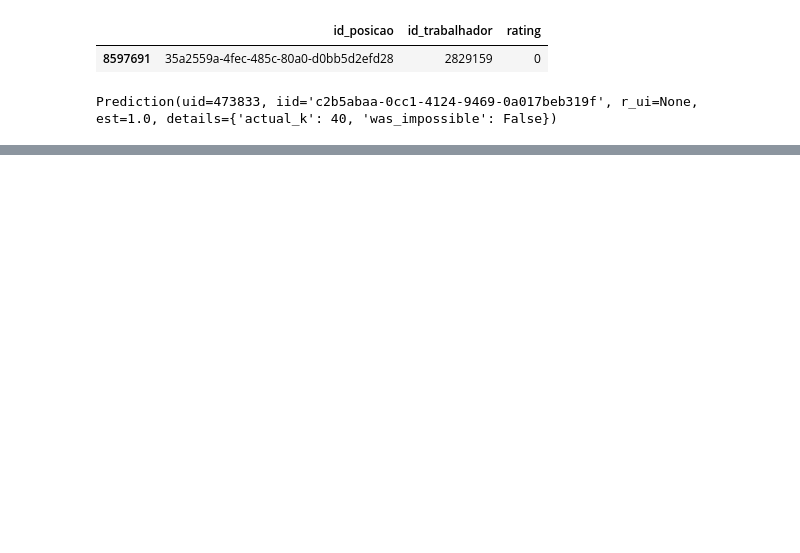
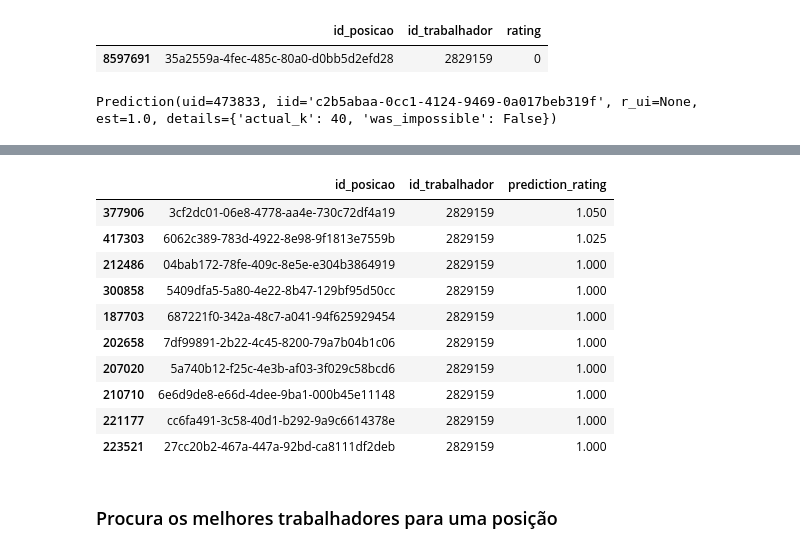
Before and after one commit to equipepontozip/coronathon, a Jupyter notebook: notebooks/surprise-recommendation.ipynb, the cells around one changed output, grey strips where cells are left out. Saved outputs shown, nothing was run; the diff lists cells and outputs as text; code cells hidden in the pictures; blank space fills up the shorter version.

```diff
--- a/notebooks/surprise-recommendation.ipynb
+++ b/notebooks/surprise-recommendation.ipynb
@@ -136,0 +178,14 @@ algo.predict(id_trabalhador, id_posicao).est
+# %%
+df_results[df_results['id_trabalhador']==2829159].sort_values(by=['prediction_rating'], ascending=False).head(10)
+# %% [output]
+|  | id_posicao | id_trabalhador | prediction_rating |
+| 377906 | 3cf2dc01-06e8-4778-aa4e-730c72df4a19 | 2829159 | 1.050 |
+| 417303 | 6062c389-783d-4922-8e98-9f1813e7559b | 2829159 | 1.025 |
+| 212486 | 04bab172-78fe-409c-8e5e-e304b3864919 | 2829159 | 1.000 |
+| 300858 | 5409dfa5-5a80-4e22-8b47-129bf95d50cc | 2829159 | 1.000 |
+| 187703 | 687221f0-342a-48c7-a041-94f625929454 | 2829159 | 1.000 |
+| 202658 | 7df99891-2b22-4c45-8200-79a7b04b1c06 | 2829159 | 1.000 |
+| 207020 | 5a740b12-f25c-4e3b-af03-3f029c58bcd6 | 2829159 | 1.000 |
+| 210710 | 6e6d9de8-e66d-4dee-9ba1-000b45e11148 | 2829159 | 1.000 |
+| 221177 | cc6fa491-3c58-40d1-b292-9a9c6614378e | 2829159 | 1.000 |
+| 223521 | 27cc20b2-467a-447a-92bd-ca8111df2deb | 2829159 | 1.000 |
@@ -136,0 +194,2 @@ algo.predict(id_trabalhador, id_posicao).est
+# %% [markdown]
+### Procura os melhores trabalhadores para uma posição
```
Also changed, not shown: parts of 18 cells of this notebook.
